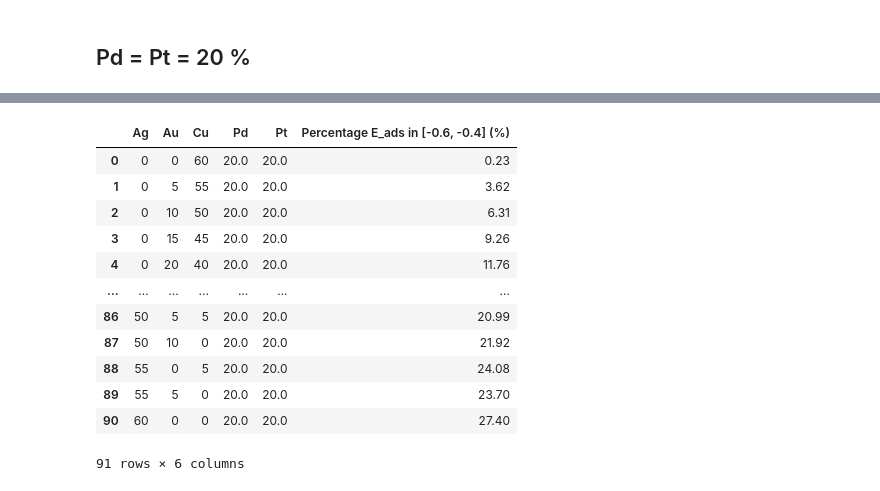
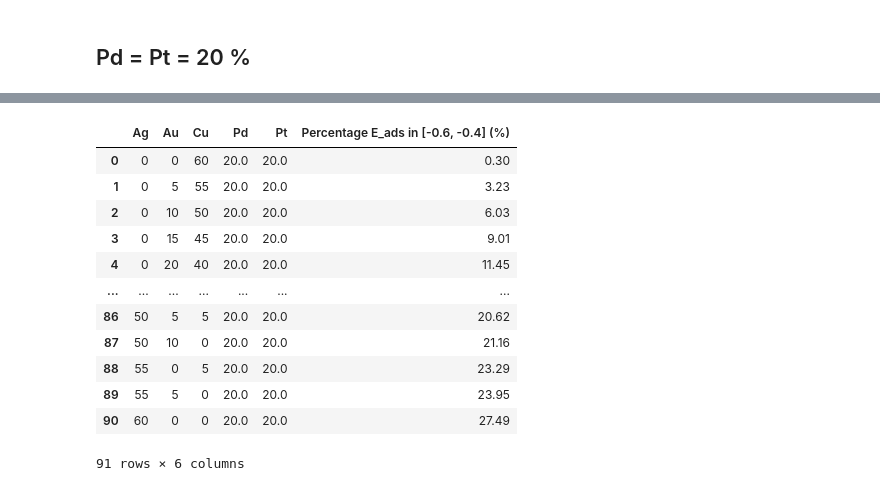
Before and after one commit to compcatalgroupIHPC/hea-co2rr-breaking-scaling, a Jupyter notebook: main_notebook.ipynb, the cells around one changed output, grey strips where cells are left out. Saved outputs shown, nothing was run; the diff lists cells and outputs as text; code cells hidden in the pictures.

```diff
--- a/main_notebook.ipynb
+++ b/main_notebook.ipynb
@@ -121,2 +345,10 @@ MAE (test) = 0.0952 eV
 # %% [markdown]
 ## Pd = Pt = 20 %
+# %%
+df_ase_pdpt_20 = monte_carlo_motif_gen(n_total=10000, corner_rat=12/42, min_p=0, max_p=60, step=5)
+_df = df_ase_pdpt_20.apply(translate_ase_to_features, axis=1)
+_df = pd.DataFrame(_df.tolist())
+
+df_ase_pdpt_20 = pd.concat([df_ase_pdpt_20, _df], axis=1)
+
+df_ase_pdpt_20
@@ -123,42 +369,39 @@ MAE (test) = 0.0952 eV
 # %%
-df_ase_pdpt_20_features = pd.read_pickle('monte-carlo_motifs_Pd_Pt_20.pkl')
-
 # Use the Features df to predict the new Ads E
 features_to_use = []
-for col in df_ase_pdpt_20_features.columns:
+for col in df_ase_pdpt_20.columns:
     if 'M_' in col or 'S_' in col or 'B_' in col:
         features_to_use.append(col)
 
-df_ase_pdpt_20_features['E_ads'] = model.predict(df_ase_pdpt_20_features[X_train.columns])
+df_ase_pdpt_20['E_ads'] = model.predict(df_ase_pdpt_20[X_train.columns])
 
 # Define the composition columns
 composition_cols = ['Ag', 'Au', 'Cu', 'Pd', 'Pt']
 
 # Create a boolean mask for E_ads between -0.6 and -0.4
-mask = df_ase_pdpt_20_features['E_ads'].between(-0.6, -0.4)
+mask = df_ase_pdpt_20['E_ads'].between(-0.6, -0.4)
 
 # Group by the full composition tuple and compute the percentage in the range
 summary_df = (
-    df_ase_pdpt_20_features
+    df_ase_pdpt_20
     .groupby(composition_cols)
     .apply(lambda grp: grp.loc[mask, 'E_ads'].count() * 100 / len(grp))
     .reset_index(name='Percentage E_ads in [-0.6, -0.4] (%)')
 )
-
 summary_df
 # %% [output]
 |  | Ag | Au | Cu | Pd | Pt | Percentage E_ads in [-0.6, -0.4] (%) |
-| 0 | 0 | 0 | 60 | 20.0 | 20.0 | 0.23 |
-| 1 | 0 | 5 | 55 | 20.0 | 20.0 | 3.62 |
-| 2 | 0 | 10 | 50 | 20.0 | 20.0 | 6.31 |
-| 3 | 0 | 15 | 45 | 20.0 | 20.0 | 9.26 |
-| 4 | 0 | 20 | 40 | 20.0 | 20.0 | 11.76 |
+| 0 | 0 | 0 | 60 | 20.0 | 20.0 | 0.30 |
+| 1 | 0 | 5 | 55 | 20.0 | 20.0 | 3.23 |
+| 2 | 0 | 10 | 50 | 20.0 | 20.0 | 6.03 |
+| 3 | 0 | 15 | 45 | 20.0 | 20.0 | 9.01 |
+| 4 | 0 | 20 | 40 | 20.0 | 20.0 | 11.45 |
 | ... | ... | ... | ... | ... | ... | ... |
-| 86 | 50 | 5 | 5 | 20.0 | 20.0 | 20.99 |
-| 87 | 50 | 10 | 0 | 20.0 | 20.0 | 21.92 |
-| 88 | 55 | 0 | 5 | 20.0 | 20.0 | 24.08 |
-| 89 | 55 | 5 | 0 | 20.0 | 20.0 | 23.70 |
-| 90 | 60 | 0 | 0 | 20.0 | 20.0 | 27.40 |
+| 86 | 50 | 5 | 5 | 20.0 | 20.0 | 20.62 |
+| 87 | 50 | 10 | 0 | 20.0 | 20.0 | 21.16 |
+| 88 | 55 | 0 | 5 | 20.0 | 20.0 | 23.29 |
+| 89 | 55 | 5 | 0 | 20.0 | 20.0 | 23.95 |
+| 90 | 60 | 0 | 0 | 20.0 | 20.0 | 27.49 |
 91 rows × 6 columns
 # %%
 # define your desired hex-colors
```
Also changed, not shown: parts of 9 cells of this notebook.
